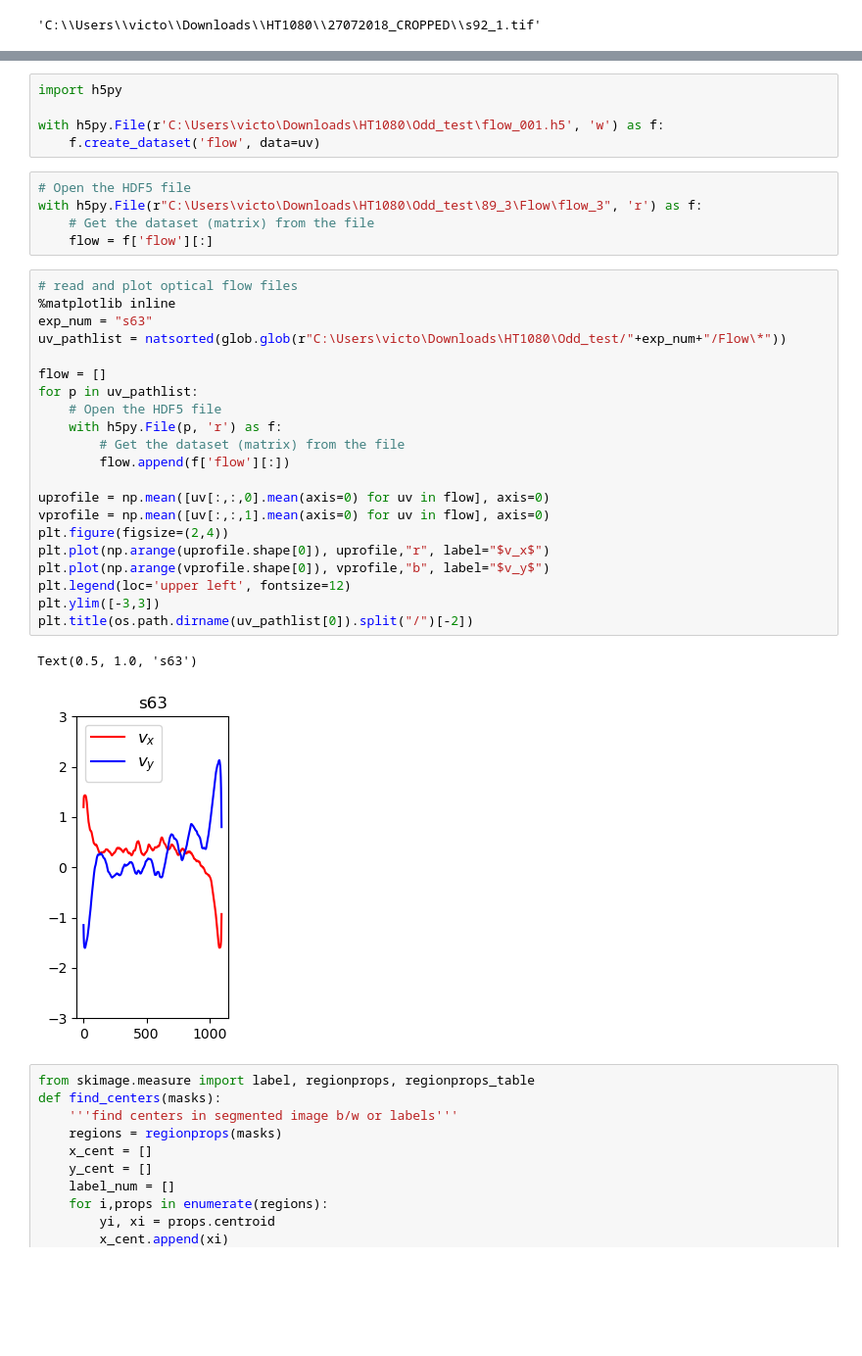
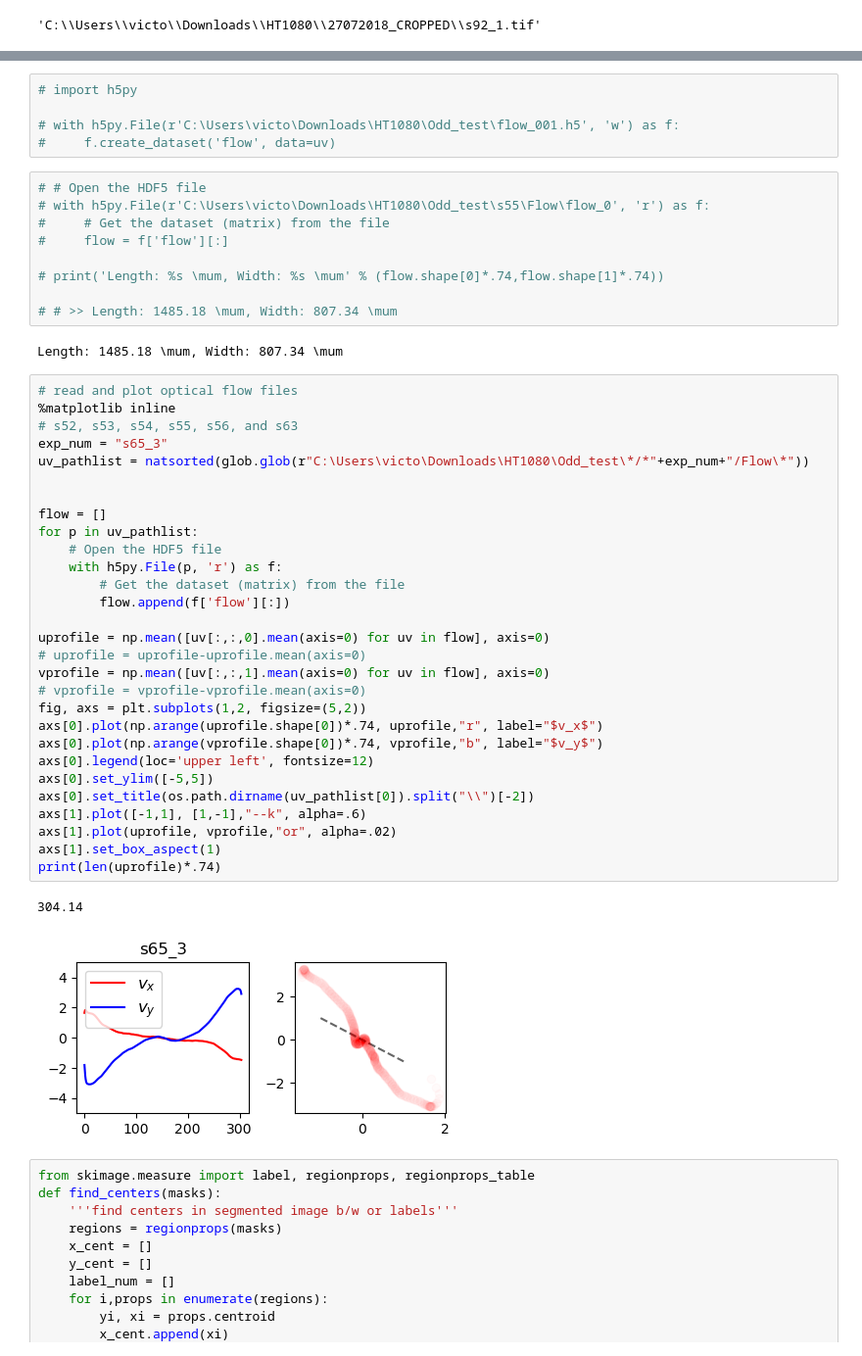
Before and after one commit to viciya/nematics, a Jupyter notebook: nematics/journals/test_file.ipynb, the cells around one changed output, grey strips where cells are left out. Shown at 98% size. Drawn from its saved outputs; the diff is of its cells as text; blank space fills up the shorter version.

```diff
--- a/nematics/journals/test_file.ipynb
+++ b/nematics/journals/test_file.ipynb
@@ -508,37 +526,51 @@ for (i,img1),img2 in zip(enumerate(tiff_frame_list[:-1]), tiff_frame_list[1:]):
 # %%
-import h5py
+# import h5py
 
-with h5py.File(r'C:\Users\victo\Downloads\HT1080\Odd_test\flow_001.h5', 'w') as f:
-    f.create_dataset('flow', data=uv)
+# with h5py.File(r'C:\Users\victo\Downloads\HT1080\Odd_test\flow_001.h5', 'w') as f:
+#     f.create_dataset('flow', data=uv)
 # %%
-# Open the HDF5 file
-with h5py.File(r"C:\Users\victo\Downloads\HT1080\Odd_test\89_3\Flow\flow_3", 'r') as f:
-    # Get the dataset (matrix) from the file
-    flow = f['flow'][:]
+# # Open the HDF5 file
+# with h5py.File(r'C:\Users\victo\Downloads\HT1080\Odd_test\s55\Flow\flow_0', 'r') as f:
+#     # Get the dataset (matrix) from the file
+#     flow = f['flow'][:]
+
+# print('Length: %s \mum, Width: %s \mum' % (flow.shape[0]*.74,flow.shape[1]*.74))
+
+# # >> Length: 1485.18 \mum, Width: 807.34 \mum
+# %% [output]
+Length: 1485.18 \mum, Width: 807.34 \mum
 # %%
 # read and plot optical flow files
 %matplotlib inline
-exp_num = "s63"
-uv_pathlist = natsorted(glob.glob(r"C:\Users\victo\Downloads\HT1080\Odd_test/"+exp_num+"/Flow\*"))
+# s52, s53, s54, s55, s56, and s63
+exp_num = "s65_3"
+uv_pathlist = natsorted(glob.glob(r"C:\Users\victo\Downloads\HT1080\Odd_test\*/*"+exp_num+"/Flow\*"))
+
 
 flow = []
 for p in uv_pathlist:
     # Open the HDF5 file
     with h5py.File(p, 'r') as f:
         # Get the dataset (matrix) from the file
         flow.append(f['flow'][:])
 
 uprofile = np.mean([uv[:,:,0].mean(axis=0) for uv in flow], axis=0)
+# uprofile = uprofile-uprofile.mean(axis=0)
 vprofile = np.mean([uv[:,:,1].mean(axis=0) for uv in flow], axis=0)
-plt.figure(figsize=(2,4))
-plt.plot(np.arange(uprofile.shape[0]), uprofile,"r", label="$v_x$")
-plt.plot(np.arange(vprofile.shape[0]), vprofile,"b", label="$v_y$")
-plt.legend(loc='upper left', fontsize=12)
-plt.ylim([-3,3])
-plt.title(os.path.dirname(uv_pathlist[0]).split("/")[-2])
+# vprofile = vprofile-vprofile.mean(axis=0)
+fig, axs = plt.subplots(1,2, figsize=(5,2))
+axs[0].plot(np.arange(uprofile.shape[0])*.74, uprofile,"r", label="$v_x$")
+axs[0].plot(np.arange(vprofile.shape[0])*.74, vprofile,"b", label="$v_y$")
+axs[0].legend(loc='upper left', fontsize=12)
+axs[0].set_ylim([-5,5])
+axs[0].set_title(os.path.dirname(uv_pathlist[0]).split("\\")[-2])
+axs[1].plot([-1,1], [1,-1],"--k", alpha=.6)
+axs[1].plot(uprofile, vprofile,"or", alpha=.02)
+axs[1].set_box_aspect(1)
+print(len(uprofile)*.74)
 # %% [output]
-Text(0.5, 1.0, 's63')
+304.14
-[figure, old version]
+[figure, new version]
 # %%
 from skimage.measure import label, regionprops, regionprops_table
 def find_centers(masks):
```
Also changed, not shown: parts of 66 cells of this notebook, 5 other files.
